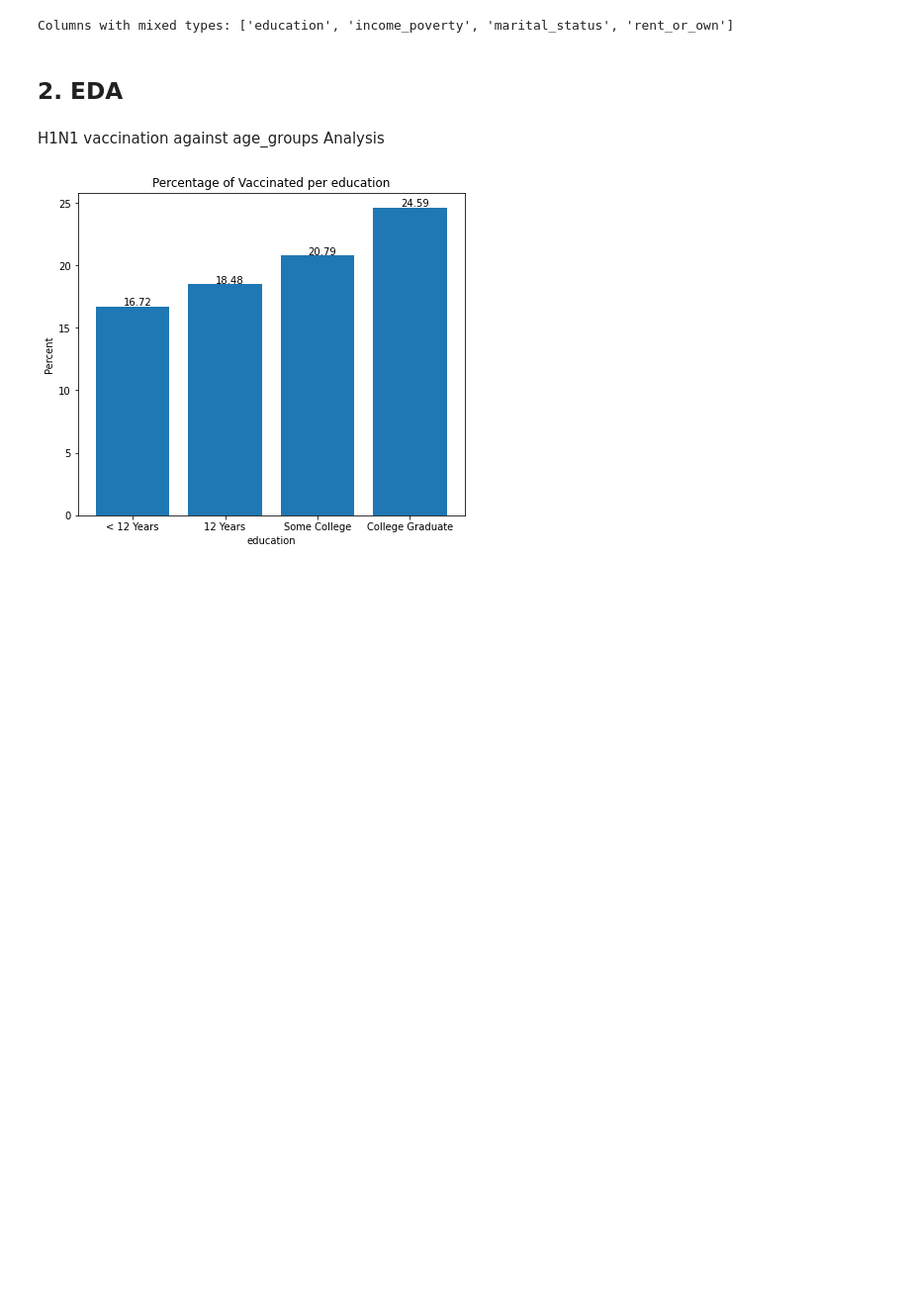
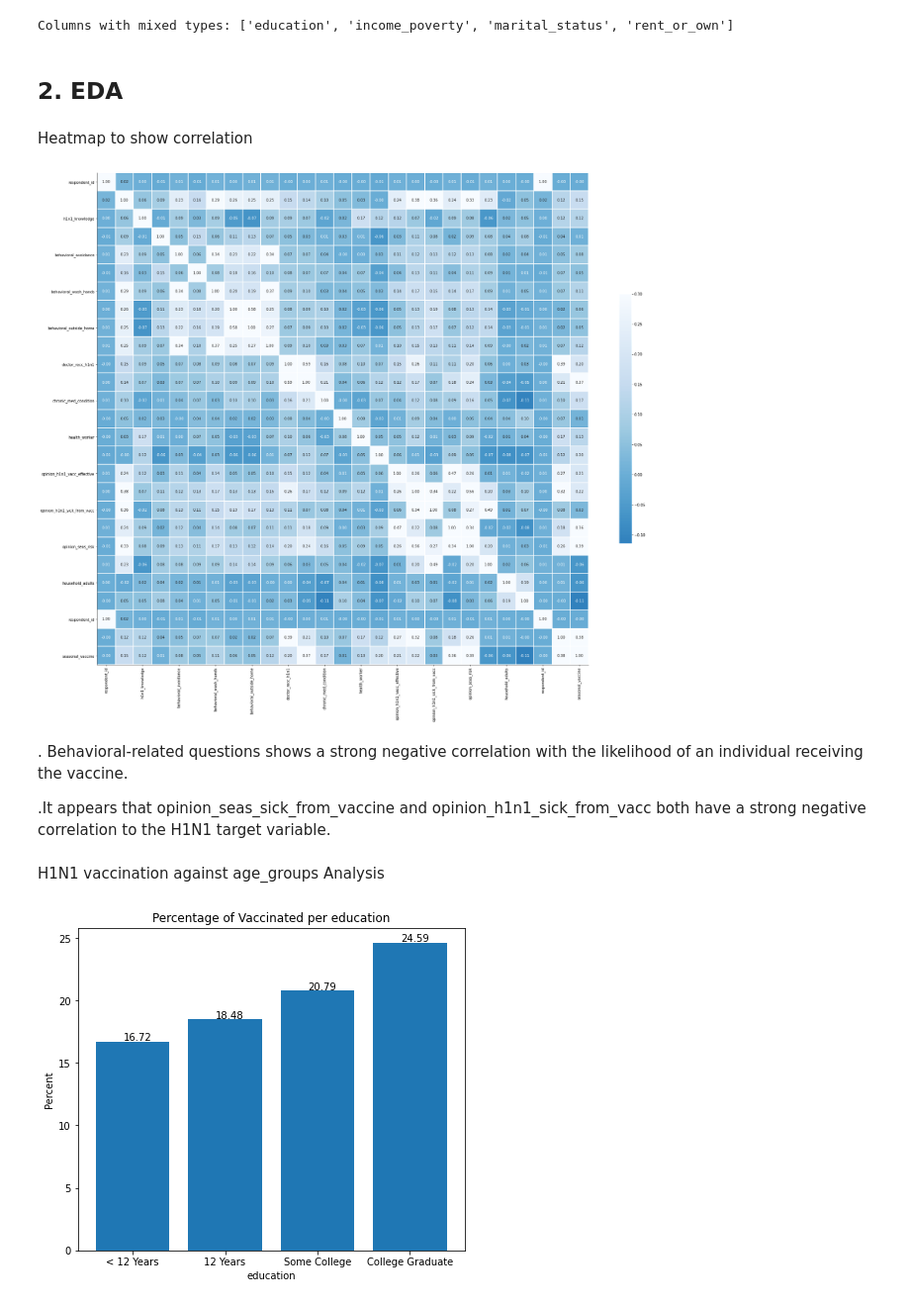
Before and after one commit to sophline/Vaccination_prediction, a Jupyter notebook: prediction.ipynb, the cells around one changed output. Shown: that part at 99% size. Cells and saved outputs as stored; diff of their text form; code cells hidden in the pictures; blank space fills up the shorter version.

```diff
--- a/prediction.ipynb
+++ b/prediction.ipynb
@@ -470,6 +470,23 @@ for features in onehot_features:
 Columns with mixed types: ['education', 'income_poverty', 'marital_status', 'rent_or_own']
 # %% [markdown]
 ## 2. EDA
+# %% [markdown]
+Heatmap to show correlation
+# %%
+corr =EDA_data.corr()
+g = sns.heatmap(corr,  vmax=.3, center=0,
+            square=True, linewidths=1, cbar_kws={"shrink": .5}, annot=True, fmt='.2f', cmap='Blues_r')
+sns.despine()
+g.figure.set_size_inches(30,25)
+
+plt.show()
+# %% [output]
+[figure, added]
+# %% [markdown]
+. Behavioral-related questions shows a strong negative correlation with the likelihood of an individual receiving the vaccine.
+
+
+.It appears that opinion_seas_sick_from_vaccine and opinion_h1n1_sick_from_vacc both have a strong negative correlation to the H1N1 target variable.
 # %% [markdown]
 H1N1 vaccination against age_groups Analysis
 # %%
```
Also changed, not shown: parts of 15 cells of this notebook.
